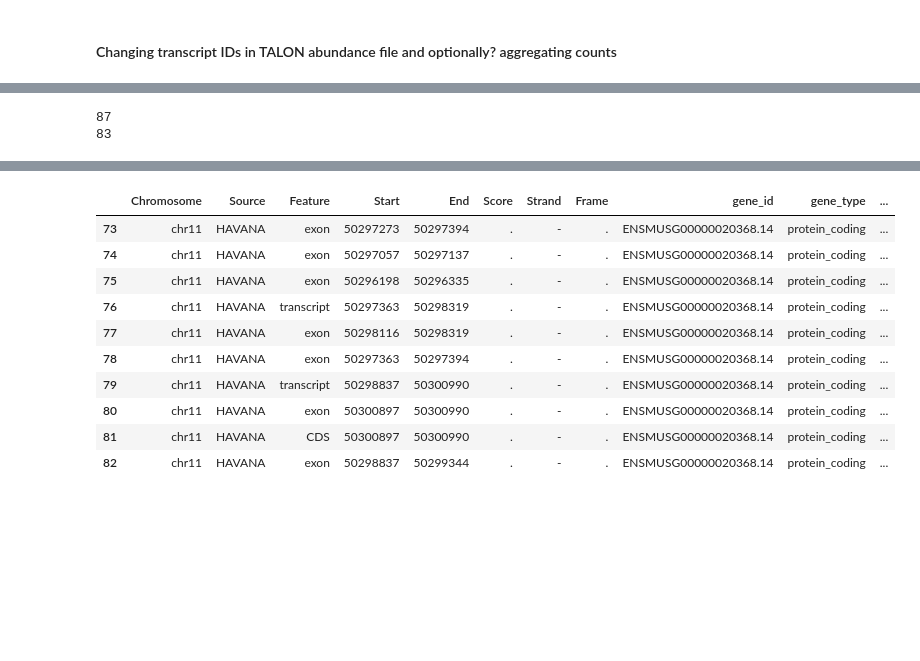
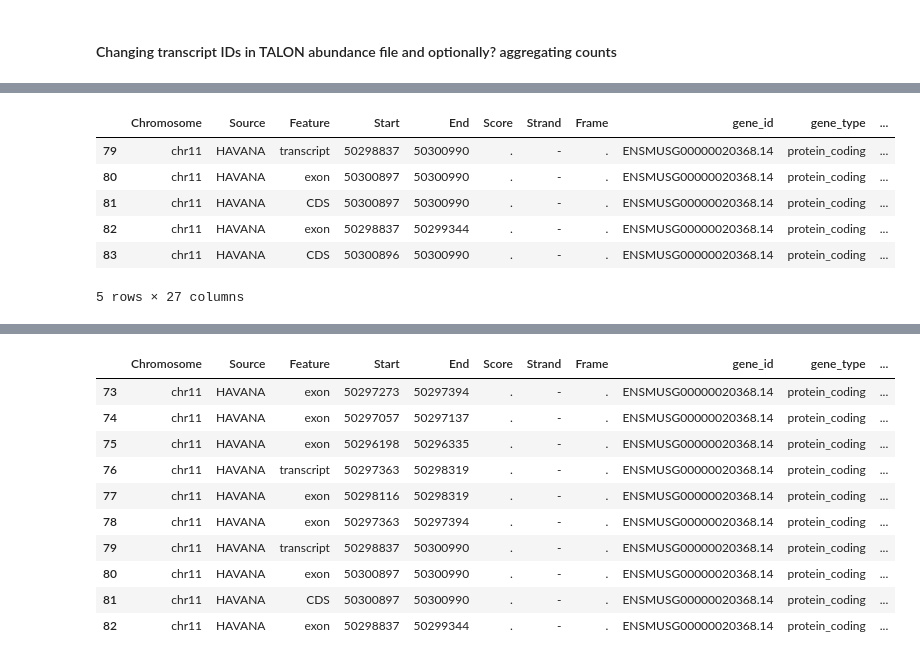
Before and after one commit to mortazavilab/cerberus, a Jupyter notebook: dev.ipynb, the cells around one changed output, grey strips where cells are left out. Saved outputs shown, nothing was run; the diff lists cells and outputs as text; code cells hidden in the pictures; blank space fills up the shorter version.

```diff
--- a/dev.ipynb
+++ b/dev.ipynb
@@ -575,18 +593,28 @@ df = df.merge(m_df, left_on=['transcript_id', 'transcript_name'],
 
 # drop old tids
 df.drop(['transcript_id_x', 'transcript_name_x',
-         'original_transcript_id_merge',
          'original_transcript_name_merge'],
         axis=1, inplace=True)
 
-# if we're only reporting one transcript per triplet
+# remove duplicated transcripts; just keeping the first one
 if agg:
-    print(len(df.index))
-    df = df.loc[~(df.duplicated(subset=['transcript_id',
-                                         'transcript_name',
-                                         'exon_id',
-                                         'Feature'], keep='first'))]
-    print(len(df.index))
+    temp = df[['transcript_id', 'original_transcript_id_merge']].drop_duplicates()
+    dupe_old_tids = temp.loc[temp.transcript_id.duplicated(keep='first'), 'original_transcript_id_merge']
+    df = df.loc[~df.original_transcript_id_merge.isin(dupe_old_tids)]
+
+# drop last column
+df.drop('original_transcript_id_merge', axis=1, inplace=True)
-# %% [output]
-87
-83
+# %%
+temp = df[['transcript_id', 'original_transcript_id_merge']].drop_duplicates()
+dupe_old_tids = temp.loc[temp.transcript_id.duplicated(keep='first'), 'original_transcript_id_merge']
+temp = df.loc[~df.original_transcript_id_merge.isin(dupe_old_tids)]
+# %%
+temp.loc[temp.transcript_id == 'ENSMUSG00000020368.14 [2, 1, 3]']
+# %% [output]
+|  | Chromosome | Source | Feature | Start | End | Score | Strand | Frame | gene_id | gene_type | ... |
+| 79 | chr11 | HAVANA | transcript | 50298837 | 50300990 | . | - | . | ENSMUSG00000020368.14 | protein_coding | ... |
+| 80 | chr11 | HAVANA | exon | 50300897 | 50300990 | . | - | . | ENSMUSG00000020368.14 | protein_coding | ... |
+| 81 | chr11 | HAVANA | CDS | 50300897 | 50300990 | . | - | . | ENSMUSG00000020368.14 | protein_coding | ... |
+| 82 | chr11 | HAVANA | exon | 50298837 | 50299344 | . | - | . | ENSMUSG00000020368.14 | protein_coding | ... |
+| 83 | chr11 | HAVANA | CDS | 50300896 | 50300990 | . | - | . | ENSMUSG00000020368.14 | protein_coding | ... |
+5 rows × 27 columns
```
Also changed, not shown: parts of 22 cells of this notebook, 2 other files.
